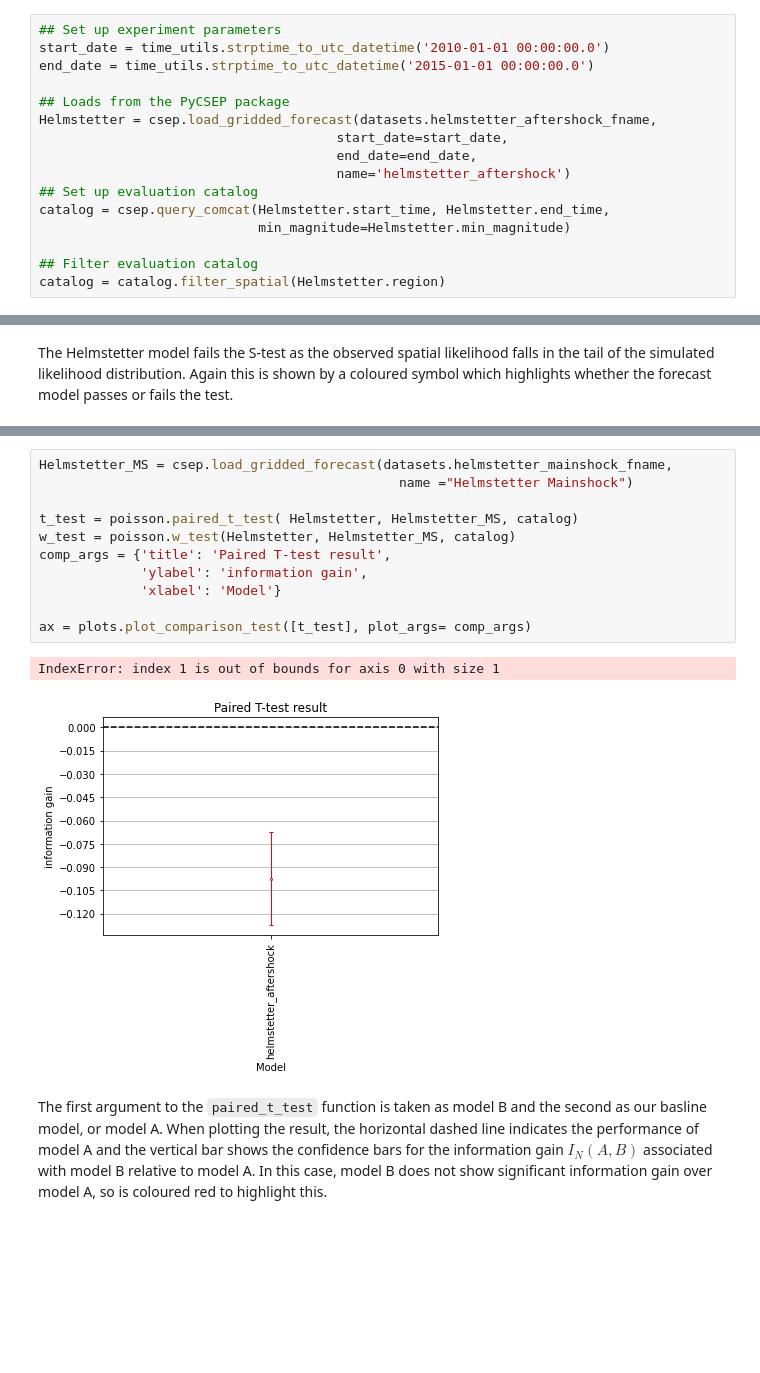
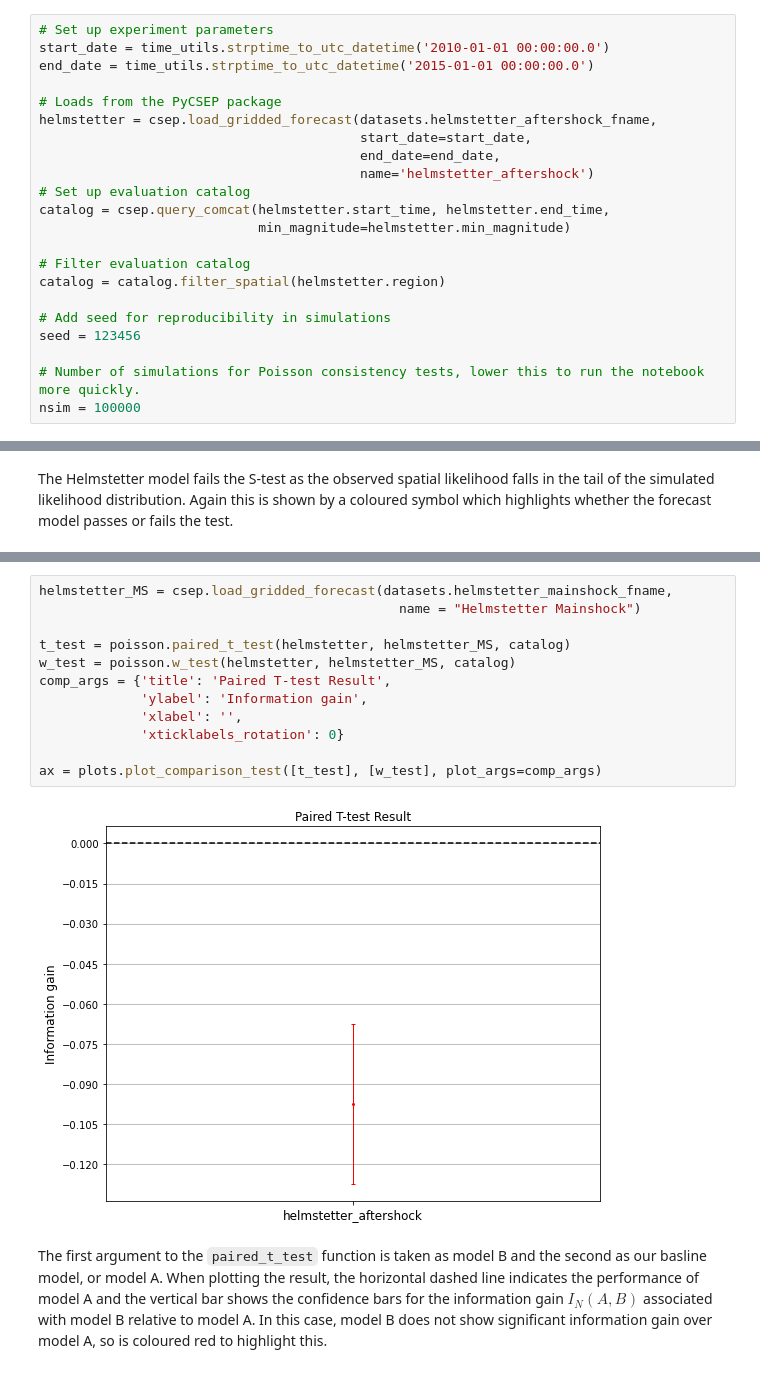
Before and after one commit to kirstybayliss/pyCSEP_test_notebook, a Jupyter notebook: CSEP_tests.ipynb, the cells around one changed output, grey strips where cells are left out. Saved outputs shown, nothing was run; the diff lists cells and outputs as text; blank space fills up the shorter version.

```diff
--- a/CSEP_tests.ipynb
+++ b/CSEP_tests.ipynb
@@ -25,17 +25,23 @@ The magnitude bins are specified in the forecast: typically these are in 0.1 inc
 # %%
-## Set up experiment parameters
+# Set up experiment parameters
 start_date = time_utils.strptime_to_utc_datetime('2010-01-01 00:00:00.0')
 end_date = time_utils.strptime_to_utc_datetime('2015-01-01 00:00:00.0')
 
-## Loads from the PyCSEP package
-Helmstetter = csep.load_gridded_forecast(datasets.helmstetter_aftershock_fname,
-                                      start_date=start_date,
-                                      end_date=end_date,
-                                      name='helmstetter_aftershock')
-## Set up evaluation catalog
-catalog = csep.query_comcat(Helmstetter.start_time, Helmstetter.end_time,
-                            min_magnitude=Helmstetter.min_magnitude)
+# Loads from the PyCSEP package
+helmstetter = csep.load_gridded_forecast(datasets.helmstetter_aftershock_fname,
+                                         start_date=start_date,
+                                         end_date=end_date,
+                                         name='helmstetter_aftershock')
+# Set up evaluation catalog
+catalog = csep.query_comcat(helmstetter.start_time, helmstetter.end_time,
+                            min_magnitude=helmstetter.min_magnitude)
 
-## Filter evaluation catalog
-catalog = catalog.filter_spatial(Helmstetter.region)
+# Filter evaluation catalog
+catalog = catalog.filter_spatial(helmstetter.region)
+
+# Add seed for reproducibility in simulations
+seed = 123456
+
+# Number of simulations for Poisson consistency tests, lower this to run the notebook more quickly.
+nsim = 100000
 # %% [output]
@@ -256,18 +300,18 @@ The T-test becomes more accurate as $N \rightarrow \infty$ due to the central li
 The T-test and W-tests are implemented in pyCSEP as below.
 # %%
-Helmstetter_MS = csep.load_gridded_forecast(datasets.helmstetter_mainshock_fname,
-                                              name ="Helmstetter Mainshock")
+helmstetter_MS = csep.load_gridded_forecast(datasets.helmstetter_mainshock_fname,
+                                              name = "Helmstetter Mainshock")
 
-t_test = poisson.paired_t_test( Helmstetter, Helmstetter_MS, catalog)
-w_test = poisson.w_test(Helmstetter, Helmstetter_MS, catalog)
-comp_args = {'title': 'Paired T-test result',
-             'ylabel': 'information gain',
-             'xlabel': 'Model'}
+t_test = poisson.paired_t_test(helmstetter, helmstetter_MS, catalog)
+w_test = poisson.w_test(helmstetter, helmstetter_MS, catalog)
+comp_args = {'title': 'Paired T-test Result',
+             'ylabel': 'Information gain',
+             'xlabel': '',
+             'xticklabels_rotation': 0}
 
-ax = plots.plot_comparison_test([t_test], plot_args= comp_args)
+ax = plots.plot_comparison_test([t_test], [w_test], plot_args=comp_args)
 # %% [output]
-IndexError: index 1 is out of bounds for axis 0 with size 1
-[figure, old version]
+[figure, new version]
 # %% [markdown]
 The first argument to the `paired_t_test` function is taken as model B and the second as our basline model, or model A. When plotting the result, the horizontal dashed line indicates the performance of model A and the vertical bar shows the confidence bars for the information gain $I_N(A, B)$ associated with model B relative to model A. In this case, model B does not show significant information gain over model A, so is coloured red to highlight this.
 # %% [markdown]
```
Also changed, not shown: parts of 28 cells of this notebook.
